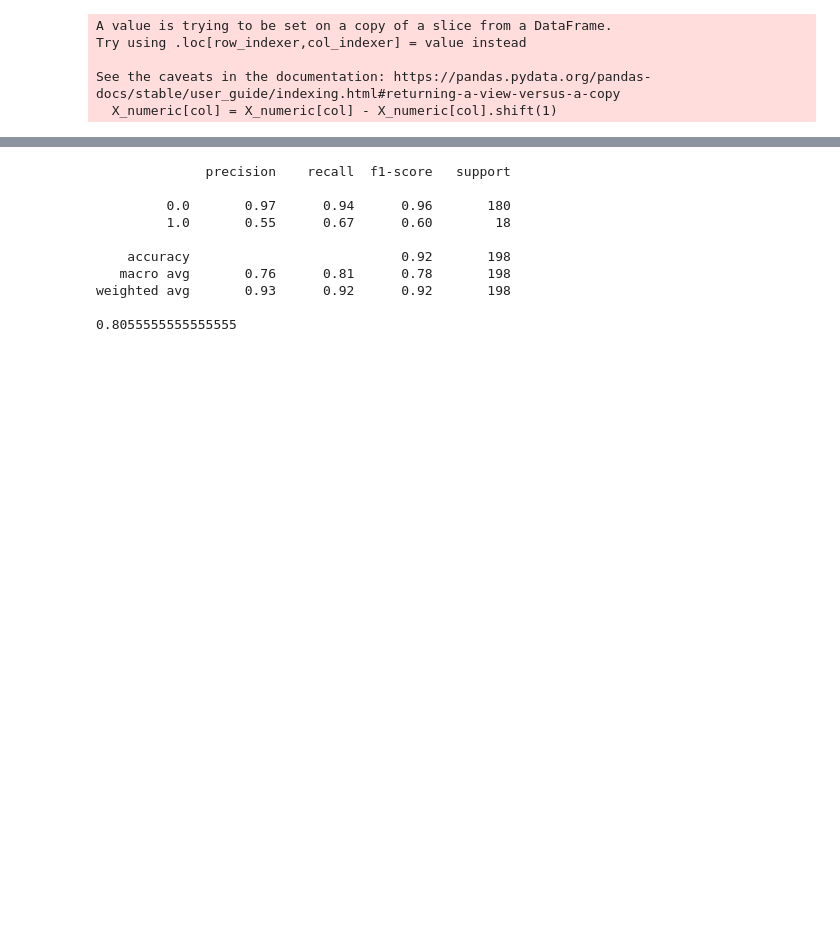
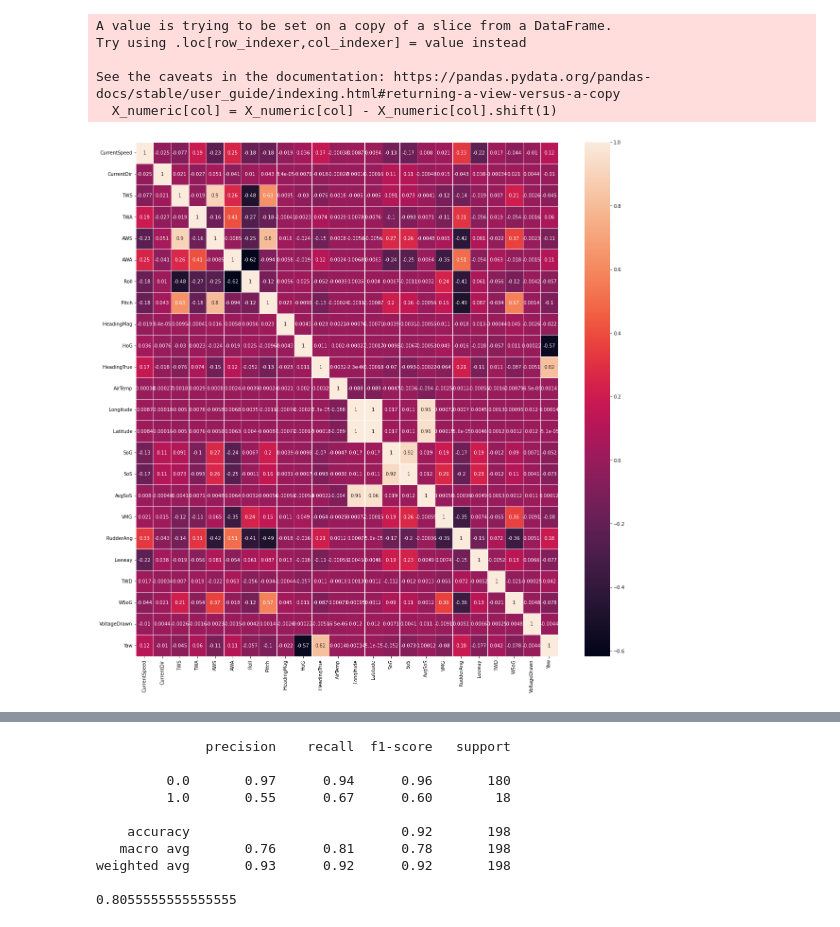
Before and after one commit to samuelthelaus/t-dab-exercise, a Jupyter notebook: final_round_project.ipynb, the cells around one changed output, grey strips where cells are left out. Drawn from its saved outputs; the diff is of its cells as text; code cells hidden in the pictures; blank space fills up the shorter version.

```diff
--- a/final_round_project.ipynb
+++ b/final_round_project.ipynb
@@ -310,6 +314,9 @@ scaled_df = pd.DataFrame(scaled_features, columns=X_numeric.columns)
 corrMatrix = scaled_df.corr()
 # %%
 # Make nice and colorful plot of matrix
-sns.heatmap(corrMatrix, annot=True)
+fig, ax = plt.subplots(figsize=(20,20))         # Sample figsize in inches
+sns.heatmap(corrMatrix, annot=True, linewidths=.5, ax=ax)
 plt.show()
+# %% [output]
+[figure, added]
 # %%
```
Also changed, not shown: parts of 31 cells of this notebook, 1 other file.
